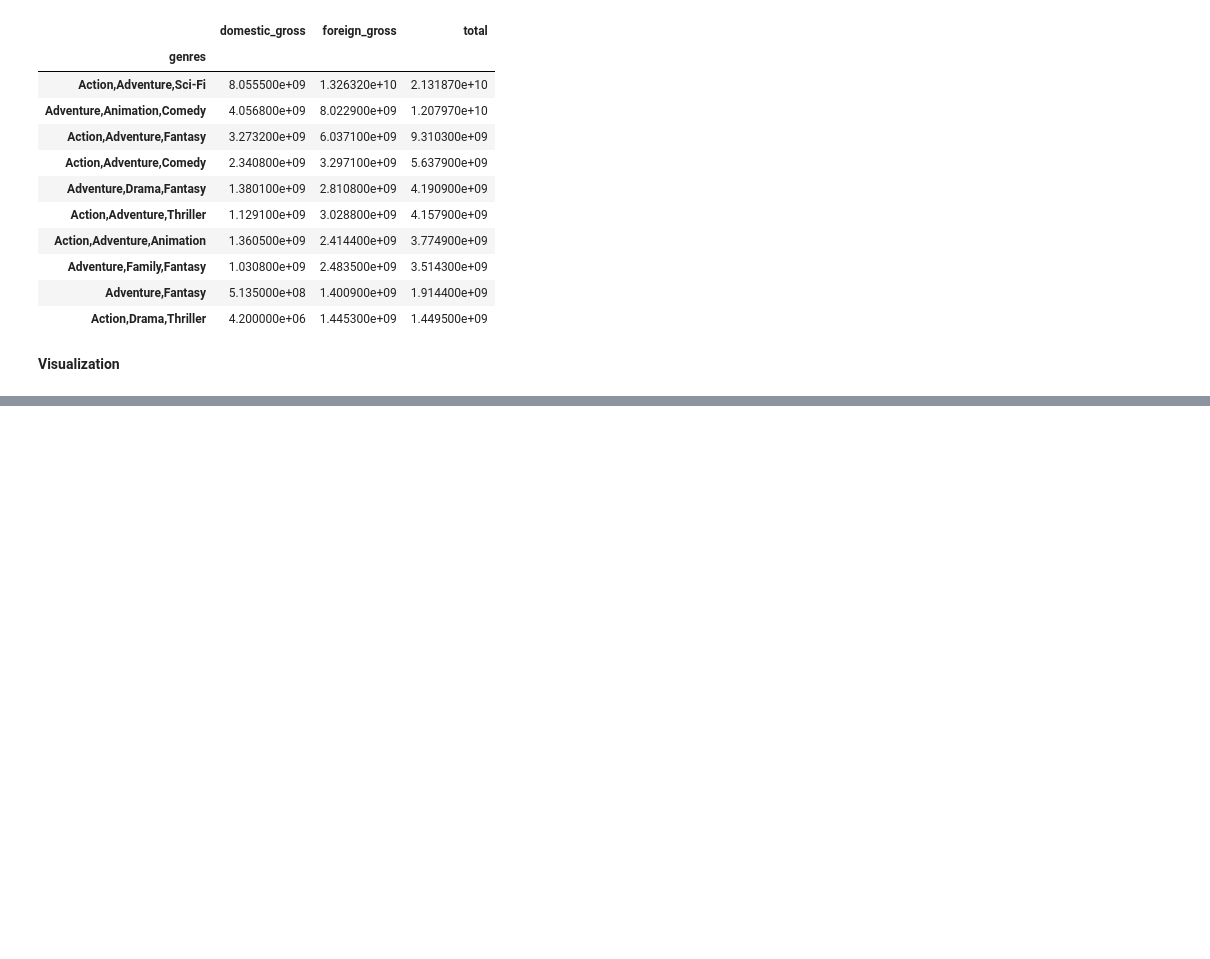
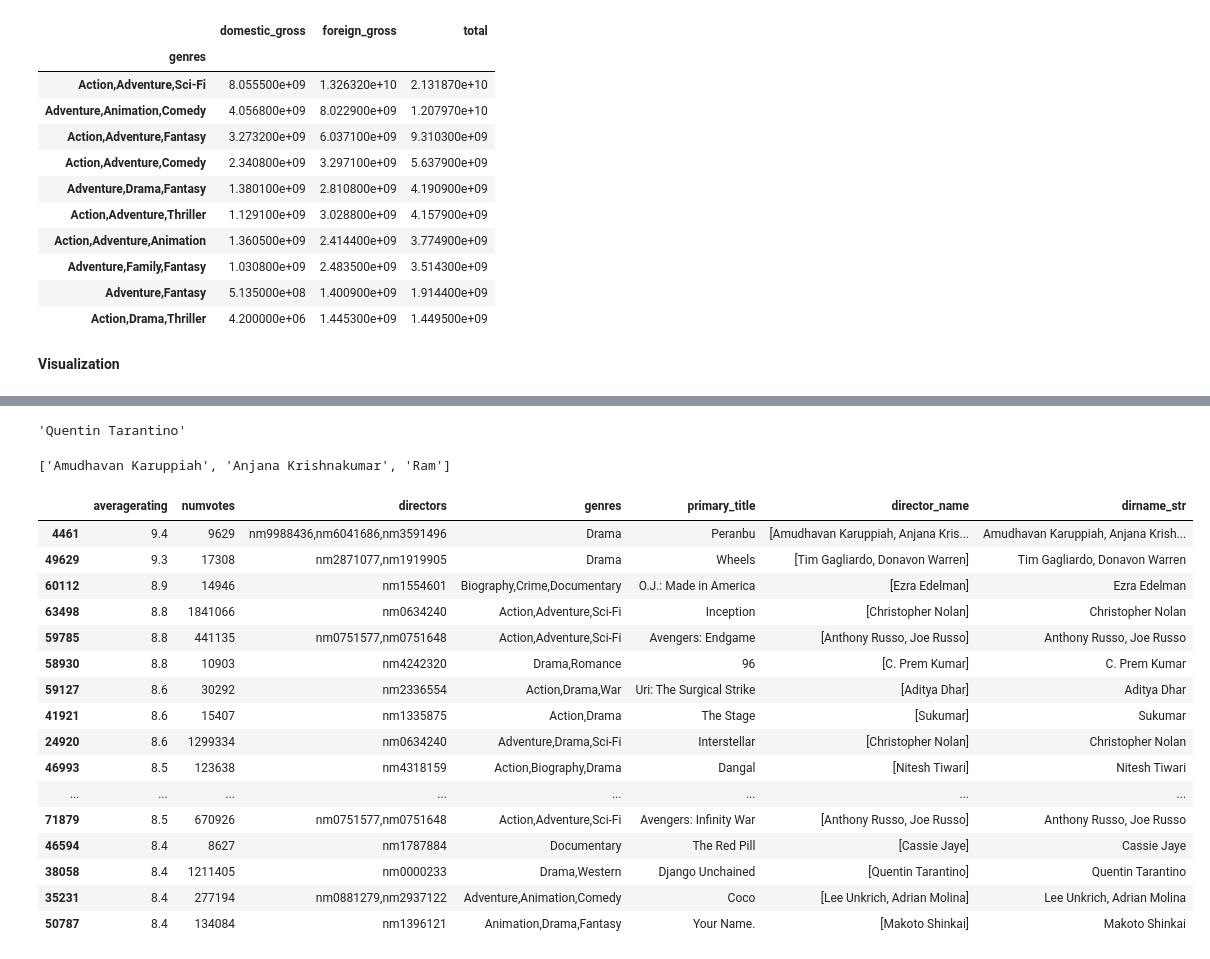
Before and after one commit to ramilchai/dsc-phase-1-project, a Jupyter notebook: student.ipynb, the cells around one changed output, grey strips where cells are left out. Drawn from its saved outputs; the diff is of its cells as text; code cells hidden in the pictures; blank space fills up the shorter version.

```diff
--- a/student.ipynb
+++ b/student.ipynb
@@ -661,0 +881,8 @@ for_graph
+# %%
+name_basics[name_basics['nconst'] == 'nm0000233']['primary_name'].values[0]
+# %% [output]
+'Quentin Tarantino'
+# %%
+getDirName('nm9988436,nm6041686,nm3591496')
+# %% [output]
+['Amudhavan Karuppiah', 'Anjana Krishnakumar', 'Ram']
@@ -661,0 +893,20 @@ for_graph
+# %%
+graphing
+# %% [output]
+|  | averagerating | numvotes | directors | genres | primary_title | director_name | dirname_str |
+| 4461 | 9.4 | 9629 | nm9988436,nm6041686,nm3591496 | Drama | Peranbu | [Amudhavan Karuppiah, Anjana Kris... | Amudhavan Karuppiah, Anjana Krish... |
+| 49629 | 9.3 | 17308 | nm2871077,nm1919905 | Drama | Wheels | [Tim Gagliardo, Donavon Warren] | Tim Gagliardo, Donavon Warren |
+| 60112 | 8.9 | 14946 | nm1554601 | Biography,Crime,Documentary | O.J.: Made in America | [Ezra Edelman] | Ezra Edelman |
+| 63498 | 8.8 | 1841066 | nm0634240 | Action,Adventure,Sci-Fi | Inception | [Christopher Nolan] | Christopher Nolan |
+| 59785 | 8.8 | 441135 | nm0751577,nm0751648 | Action,Adventure,Sci-Fi | Avengers: Endgame | [Anthony Russo, Joe Russo] | Anthony Russo, Joe Russo |
+| 58930 | 8.8 | 10903 | nm4242320 | Drama,Romance | 96 | [C. Prem Kumar] | C. Prem Kumar |
+| 59127 | 8.6 | 30292 | nm2336554 | Action,Drama,War | Uri: The Surgical Strike | [Aditya Dhar] | Aditya Dhar |
+| 41921 | 8.6 | 15407 | nm1335875 | Action,Drama | The Stage | [Sukumar] | Sukumar |
+| 24920 | 8.6 | 1299334 | nm0634240 | Adventure,Drama,Sci-Fi | Interstellar | [Christopher Nolan] | Christopher Nolan |
+| 46993 | 8.5 | 123638 | nm4318159 | Action,Biography,Drama | Dangal | [Nitesh Tiwari] | Nitesh Tiwari |
+| ... | ... | ... | ... | ... | ... | ... | ... |
+| 71879 | 8.5 | 670926 | nm0751577,nm0751648 | Action,Adventure,Sci-Fi | Avengers: Infinity War | [Anthony Russo, Joe Russo] | Anthony Russo, Joe Russo |
+| 46594 | 8.4 | 8627 | nm1787884 | Documentary | The Red Pill | [Cassie Jaye] | Cassie Jaye |
+| 38058 | 8.4 | 1211405 | nm0000233 | Drama,Western | Django Unchained | [Quentin Tarantino] | Quentin Tarantino |
+| 35231 | 8.4 | 277194 | nm0881279,nm2937122 | Adventure,Animation,Comedy | Coco | [Lee Unkrich, Adrian Molina] | Lee Unkrich, Adrian Molina |
+| 50787 | 8.4 | 134084 | nm1396121 | Animation,Drama,Fantasy | Your Name. | [Makoto Shinkai] | Makoto Shinkai |
```
Also changed, not shown: parts of 38 cells of this notebook.
